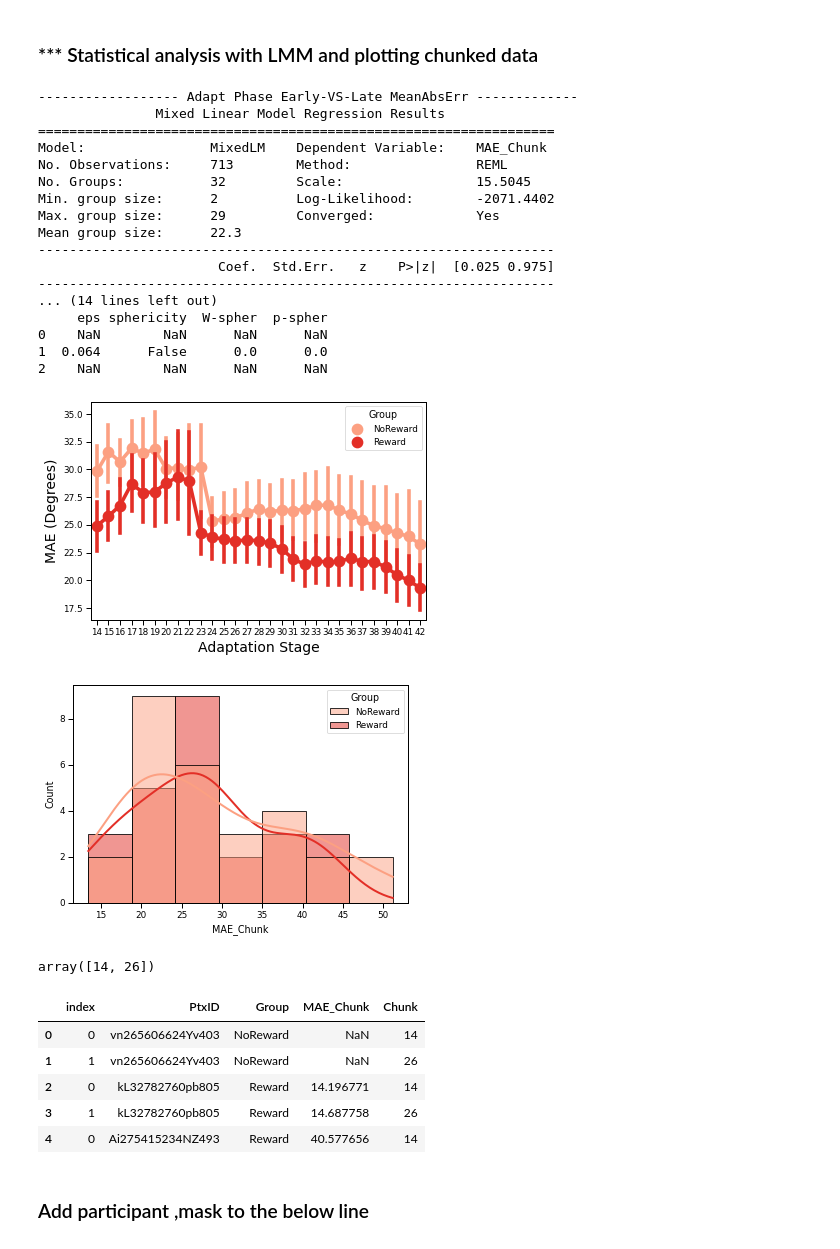
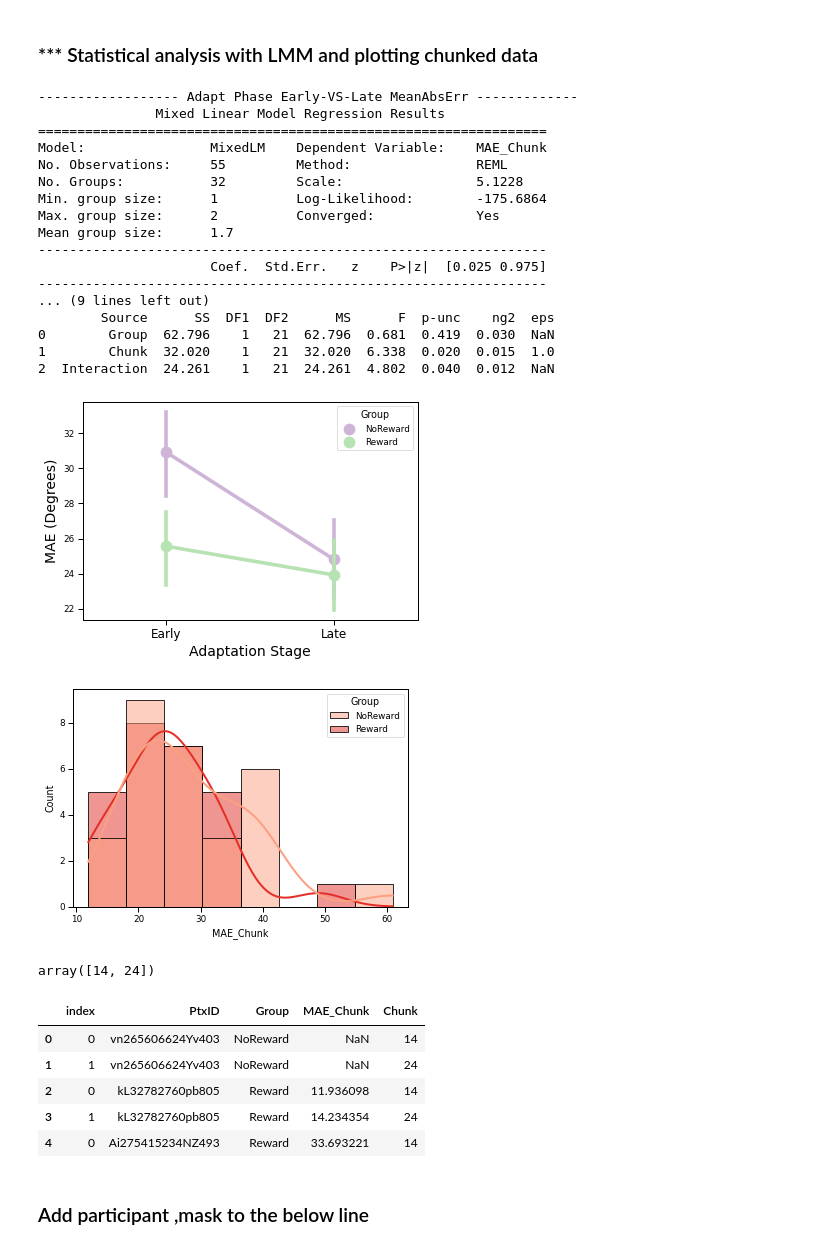
Before and after one commit to DiarKarim/SubEscape, a Jupyter notebook: SubEscape_Data_Analysis/SubEsc_Analysis.ipynb, the cells around one changed output. Drawn from its saved outputs; the diff is of its cells as text; code cells hidden in the pictures.

```diff
--- a/SubEscape_Data_Analysis/SubEsc_Analysis.ipynb
+++ b/SubEscape_Data_Analysis/SubEsc_Analysis.ipynb
@@ -587,6 +587,8 @@ No reward ptxes:  25
 # %%
 # Check for an answer to the above question
 ptxes = pd.unique(df['PtxID'])
+
+%matplotlib inline
 
 df_chunks = None
 for ptx in ptxes:
@@ -600,8 +602,8 @@ for ptx in ptxes:
     # startTrial=14
     # endTrial=44
 
-    chunks = 1
-    averageWindow = 5
+    chunks = 10
+    averageWindow = 4
     startTrial=14
     endTrial=44
     dfTest = Chunker2(data,chunks,averageWindow, startTrial,endTrial)
@@ -616,50 +618,50 @@ for ptx in ptxes:
     tmpDF.insert(1, 'Group', pd.unique(df[mask1]['Group'])[0])
 
     if df_chunks is None:
         df_chunks = tmpDF
     else:
         df_chunks = pd.concat((df_chunks, tmpDF))
 
 
 plt.figure()
-sns.pointplot(x='Chunk', y='MAE_Chunk', hue='Group', data=df_chunks, ci=68, palette='Reds')
+sns.pointplot(x='Chunk', y='MAE_Chunk', hue='Group', data=df_chunks, ci=68, palette='PRGn')
 plt.xlabel('Adaptation Stage',fontsize=14)
 plt.ylabel('MAE (Degrees)',fontsize=14)
-# plt.xticks([0,1],['Early','Late'],fontsize=12)
+plt.xticks([0,1],['Early','Late'],fontsize=12)
 
 plt.savefig(path2Figures + 'MAE_Adapt_Early_vs_Late_' + str(time.time())[-1-3:-1] + '_.svg',dpi=600, bbox_inches='tight')
 plt.savefig(path2Figures + 'MAE_Adapt_Early_vs_Late_' + str(time.time())[-1-3:-1] + '_.png',dpi=600, bbox_inches='tight')
 
 # Cleanup data from NaNs and infs
 df_cln = df_chunks[:]
 df_cln = df_cln[~df_cln.isin([np.nan, np.inf, -np.inf]).any(1)]
 
 md = smf.mixedlm("MAE_Chunk ~ (Chunk + Group + Chunk*Group)", df_cln, groups=df_cln["PtxID"])
 mdf = md.fit()
 print('\n\n\n------------------ Adapt Phase Early-VS-Late MeanAbsErr -------------\n', mdf.summary(), '\n \n')
 
 
 print(df_chunks.mixed_anova(dv='MAE_Chunk', between='Group', within='Chunk',
                subject='PtxID', effsize="ng2").round(3))
 # %% [output]
 ------------------ Adapt Phase Early-VS-Late MeanAbsErr -------------
                Mixed Linear Model Regression Results
-==================================================================
+=================================================================
 Model:                MixedLM    Dependent Variable:    MAE_Chunk
-No. Observations:     713        Method:                REML
-No. Groups:           32         Scale:                 15.5045
-Min. group size:      2          Log-Likelihood:        -2071.4402
-Max. group size:      29         Converged:             Yes
-Mean group size:      22.3
-------------------------------------------------------------------
-                       Coef.  Std.Err.   z    P>|z|  [0.025 0.975]
-------------------------------------------------------------------
-... (14 lines left out)
-     eps sphericity  W-spher  p-spher
-0    NaN        NaN      NaN      NaN
-1  0.064      False      0.0      0.0
-2    NaN        NaN      NaN      NaN
+No. Observations:     55         Method:                REML
+No. Groups:           32         Scale:                 5.1228
+Min. group size:      1          Log-Likelihood:        -175.6864
+Max. group size:      2          Converged:             Yes
+Mean group size:      1.7
+-----------------------------------------------------------------
+                      Coef.  Std.Err.   z    P>|z|  [0.025 0.975]
+-----------------------------------------------------------------
+... (9 lines left out)
+        Source      SS  DF1  DF2      MS      F  p-unc    ng2  eps
+0        Group  62.796    1   21  62.796  0.681  0.419  0.030  NaN
+1        Chunk  32.020    1   21  32.020  6.338  0.020  0.015  1.0
+2  Interaction  24.261    1   21  24.261  4.802  0.040  0.012  NaN
-[figure, old version]
+[figure, new version]
 # %%
 df_chunks = df_chunks.reset_index()
 # %%
@@ -668,20 +670,20 @@ sns.histplot(x='MAE_Chunk', hue='Group', data=df_chunks, kde=True, palette='Reds
 plt.savefig(path2Figures + 'MAE_distros_' + str(time.time())[-1-3:-1] + '_.svg',dpi=600, bbox_inches='tight')
 plt.savefig(path2Figures + 'MAE_distros_' + str(time.time())[-1-3:-1] + '_.png',dpi=600, bbox_inches='tight')
 # %% [output]
-[figure, old version]
+[figure, new version]
 # %%
 pd.unique(df_chunks['Chunk'])
 # %% [output]
-array([14, 26])
+array([14, 24])
 # %%
 df_chunks.head(5)
 # %% [output]
 |  | index | PtxID | Group | MAE_Chunk | Chunk |
 | 0 | 0 | vn265606624Yv403 | NoReward | NaN | 14 |
-| 1 | 1 | vn265606624Yv403 | NoReward | NaN | 26 |
-| 2 | 0 | kL32782760pb805 | Reward | 14.196771 | 14 |
-| 3 | 1 | kL32782760pb805 | Reward | 14.687758 | 26 |
-| 4 | 0 | Ai275415234NZ493 | Reward | 40.577656 | 14 |
+| 1 | 1 | vn265606624Yv403 | NoReward | NaN | 24 |
+| 2 | 0 | kL32782760pb805 | Reward | 11.936098 | 14 |
+| 3 | 1 | kL32782760pb805 | Reward | 14.234354 | 24 |
+| 4 | 0 | Ai275415234NZ493 | Reward | 33.693221 | 14 |
 # %%
 # Export data for R-Analysis
 df_chunks.to_csv(path + '/Pickel_n_CSV_files/' + 'df_chunks' + str(time.time())[-1-3:-1] + '.csv')
```
Also changed, not shown: parts of 8 cells of this notebook, 19 other files.
